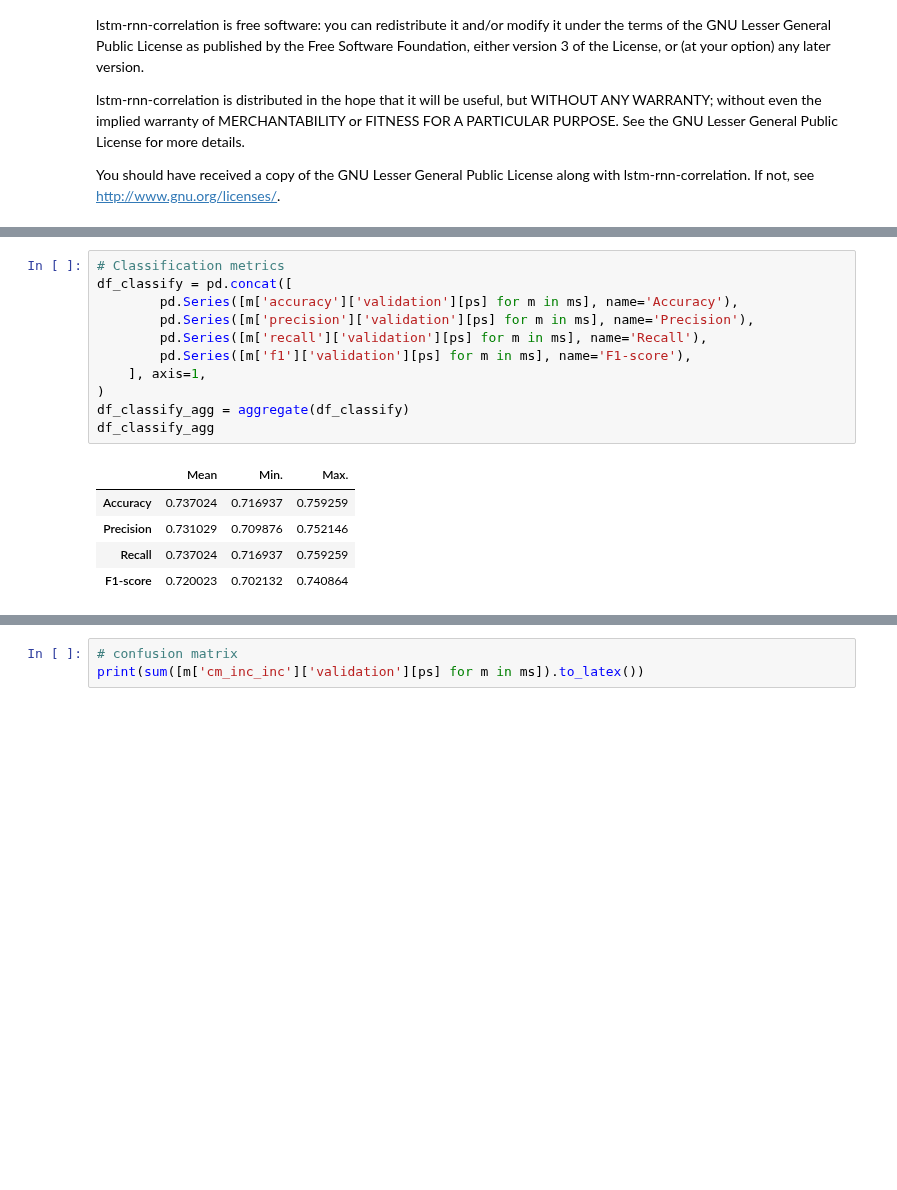
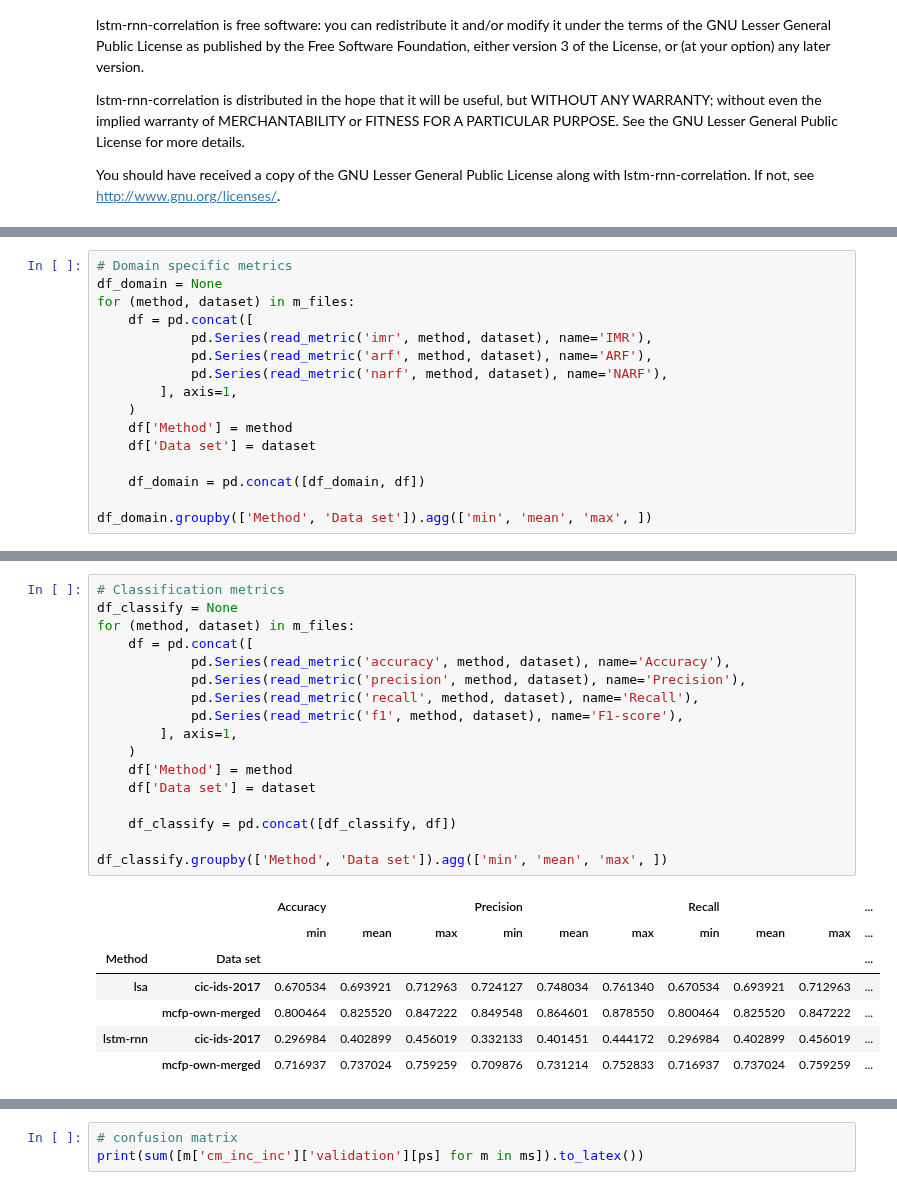
Before and after one commit to kidmose/lstm-rnn-correlation, a Jupyter notebook: results.ipynb, the cells around one changed output, grey strips where cells are left out. Drawn from its saved outputs; the diff is of its cells as text; blank space fills up the shorter version.

```diff
--- a/results.ipynb
+++ b/results.ipynb
@@ -71,0 +108,16 @@ df_domain_agg
+# %%
+# Domain specific metrics
+df_domain = None
+for (method, dataset) in m_files:
+    df = pd.concat([
+            pd.Series(read_metric('imr', method, dataset), name='IMR'),
+            pd.Series(read_metric('arf', method, dataset), name='ARF'),
+            pd.Series(read_metric('narf', method, dataset), name='NARF'),
+        ], axis=1,
+    )
+    df['Method'] = method
+    df['Data set'] = dataset
+
+    df_domain = pd.concat([df_domain, df])
+
+df_domain.groupby(['Method', 'Data set']).agg(['min', 'mean', 'max', ])
@@ -72,17 +141,25 @@ df_domain_agg
 # %%
 # Classification metrics
-df_classify = pd.concat([
-        pd.Series([m['accuracy']['validation'][ps] for m in ms], name='Accuracy'),
-        pd.Series([m['precision']['validation'][ps] for m in ms], name='Precision'),
-        pd.Series([m['recall']['validation'][ps] for m in ms], name='Recall'),
-        pd.Series([m['f1']['validation'][ps] for m in ms], name='F1-score'),
-    ], axis=1,
-)
-df_classify_agg = aggregate(df_classify)
-df_classify_agg
+df_classify = None
+for (method, dataset) in m_files:
+    df = pd.concat([
+            pd.Series(read_metric('accuracy', method, dataset), name='Accuracy'),
+            pd.Series(read_metric('precision', method, dataset), name='Precision'),
+            pd.Series(read_metric('recall', method, dataset), name='Recall'),
+            pd.Series(read_metric('f1', method, dataset), name='F1-score'),
+        ], axis=1,
+    )
+    df['Method'] = method
+    df['Data set'] = dataset
+
+    df_classify = pd.concat([df_classify, df])
+
+df_classify.groupby(['Method', 'Data set']).agg(['min', 'mean', 'max', ])
 # %% [output]
-|  | Mean | Min. | Max. |
-| Accuracy | 0.737024 | 0.716937 | 0.759259 |
-| Precision | 0.731029 | 0.709876 | 0.752146 |
-| Recall | 0.737024 | 0.716937 | 0.759259 |
-| F1-score | 0.720023 | 0.702132 | 0.740864 |
+|  |  | Accuracy |  |  | Precision |  |  | Recall |  |  | ... |
+|  |  | min | mean | max | min | mean | max | min | mean | max | ... |
+| Method | Data set |  |  |  |  |  |  |  |  |  | ... |
+| lsa | cic-ids-2017 | 0.670534 | 0.693921 | 0.712963 | 0.724127 | 0.748034 | 0.761340 | 0.670534 | 0.693921 | 0.712963 | ... |
+|  | mcfp-own-merged | 0.800464 | 0.825520 | 0.847222 | 0.849548 | 0.864601 | 0.878550 | 0.800464 | 0.825520 | 0.847222 | ... |
+| lstm-rnn | cic-ids-2017 | 0.296984 | 0.402899 | 0.456019 | 0.332133 | 0.401451 | 0.444172 | 0.296984 | 0.402899 | 0.456019 | ... |
+|  | mcfp-own-merged | 0.716937 | 0.737024 | 0.759259 | 0.709876 | 0.731214 | 0.752833 | 0.716937 | 0.737024 | 0.759259 | ... |
```
Also changed, not shown: parts of 16 cells of this notebook.
